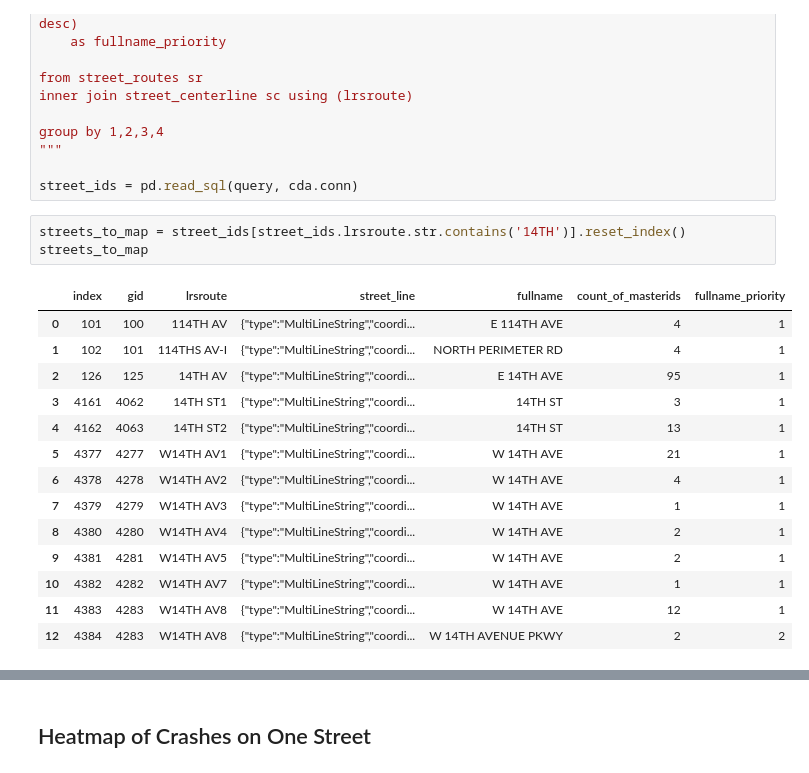
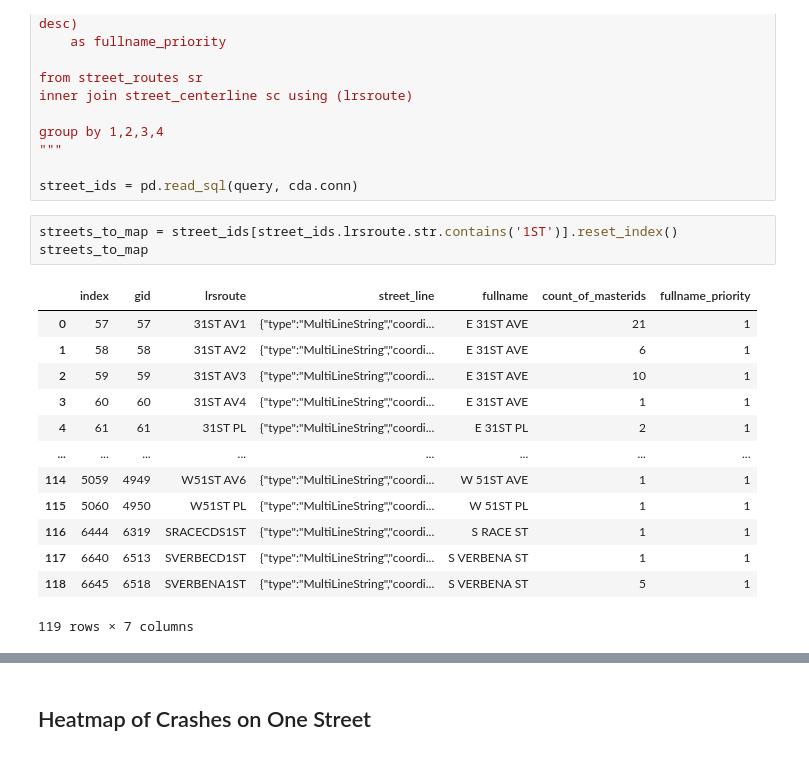
Before and after one commit to devinbrady/denver-street-data, a Jupyter notebook: notebooks/Crashes_on_a_Street.ipynb, the cells around one changed output, grey strips where cells are left out. Drawn from its saved outputs; the diff is of its cells as text.

```diff
--- a/notebooks/Crashes_on_a_Street.ipynb
+++ b/notebooks/Crashes_on_a_Street.ipynb
@@ -39,21 +39,20 @@ group by 1,2,3,4
 
 street_ids = pd.read_sql(query, cda.conn)
 # %%
-streets_to_map = street_ids[street_ids.lrsroute.str.contains('14TH')].reset_index()
+streets_to_map = street_ids[street_ids.lrsroute.str.contains('1ST')].reset_index()
 streets_to_map
 # %% [output]
 |  | index | gid | lrsroute | street_line | fullname | count_of_masterids | fullname_priority |
-| 0 | 101 | 100 | 114TH AV | {"type":"MultiLineString","coordi... | E 114TH AVE | 4 | 1 |
-| 1 | 102 | 101 | 114THS AV-I | {"type":"MultiLineString","coordi... | NORTH PERIMETER RD | 4 | 1 |
-| 2 | 126 | 125 | 14TH AV | {"type":"MultiLineString","coordi... | E 14TH AVE | 95 | 1 |
-| 3 | 4161 | 4062 | 14TH ST1 | {"type":"MultiLineString","coordi... | 14TH ST | 3 | 1 |
-| 4 | 4162 | 4063 | 14TH ST2 | {"type":"MultiLineString","coordi... | 14TH ST | 13 | 1 |
-| 5 | 4377 | 4277 | W14TH AV1 | {"type":"MultiLineString","coordi... | W 14TH AVE | 21 | 1 |
-| 6 | 4378 | 4278 | W14TH AV2 | {"type":"MultiLineString","coordi... | W 14TH AVE | 4 | 1 |
-| 7 | 4379 | 4279 | W14TH AV3 | {"type":"MultiLineString","coordi... | W 14TH AVE | 1 | 1 |
-| 8 | 4380 | 4280 | W14TH AV4 | {"type":"MultiLineString","coordi... | W 14TH AVE | 2 | 1 |
-| 9 | 4381 | 4281 | W14TH AV5 | {"type":"MultiLineString","coordi... | W 14TH AVE | 2 | 1 |
-| 10 | 4382 | 4282 | W14TH AV7 | {"type":"MultiLineString","coordi... | W 14TH AVE | 1 | 1 |
-| 11 | 4383 | 4283 | W14TH AV8 | {"type":"MultiLineString","coordi... | W 14TH AVE | 12 | 1 |
-| 12 | 4384 | 4283 | W14TH AV8 | {"type":"MultiLineString","coordi... | W 14TH AVENUE PKWY | 2 | 2 |
+| 0 | 57 | 57 | 31ST AV1 | {"type":"MultiLineString","coordi... | E 31ST AVE | 21 | 1 |
+| 1 | 58 | 58 | 31ST AV2 | {"type":"MultiLineString","coordi... | E 31ST AVE | 6 | 1 |
+| 2 | 59 | 59 | 31ST AV3 | {"type":"MultiLineString","coordi... | E 31ST AVE | 10 | 1 |
+| 3 | 60 | 60 | 31ST AV4 | {"type":"MultiLineString","coordi... | E 31ST AVE | 1 | 1 |
+| 4 | 61 | 61 | 31ST PL | {"type":"MultiLineString","coordi... | E 31ST PL | 2 | 1 |
+| ... | ... | ... | ... | ... | ... | ... | ... |
+| 114 | 5059 | 4949 | W51ST AV6 | {"type":"MultiLineString","coordi... | W 51ST AVE | 1 | 1 |
+| 115 | 5060 | 4950 | W51ST PL | {"type":"MultiLineString","coordi... | W 51ST PL | 1 | 1 |
+| 116 | 6444 | 6319 | SRACECDS1ST | {"type":"MultiLineString","coordi... | S RACE ST | 1 | 1 |
+| 117 | 6640 | 6513 | SVERBECD1ST | {"type":"MultiLineString","coordi... | S VERBENA ST | 1 | 1 |
+| 118 | 6645 | 6518 | SVERBENA1ST | {"type":"MultiLineString","coordi... | S VERBENA ST | 5 | 1 |
+119 rows × 7 columns
 # %%
```
Also changed, not shown: parts of 8 cells of this notebook, 25 other files.
